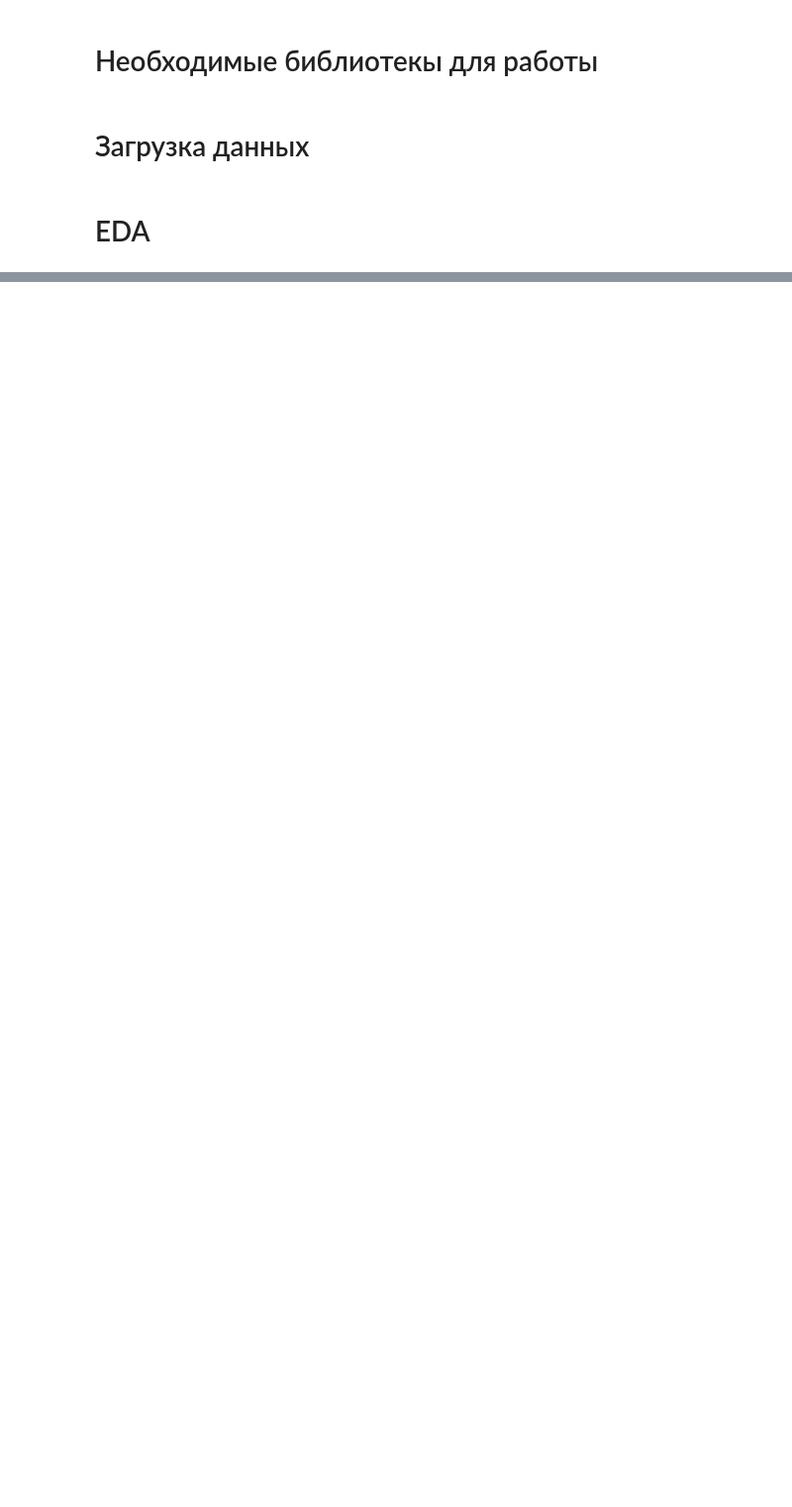
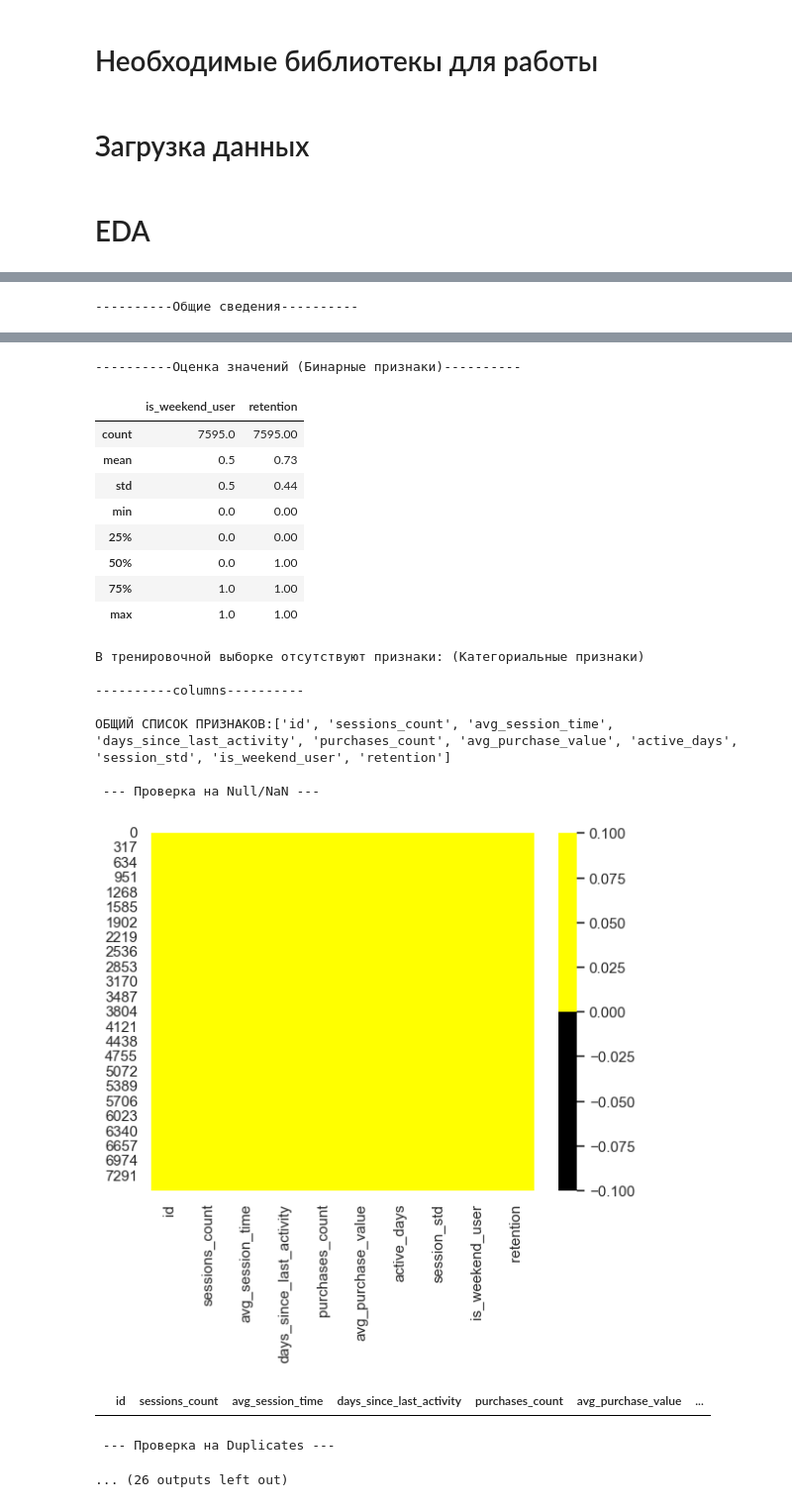
Before and after one commit to artembuhryakov332-glitch/ai_challenge, a Jupyter notebook: I'll come back later.ipynb, the cells around one changed output, grey strips where cells are left out. Shown at 99% size. Drawn from its saved outputs; the diff is of its cells as text; code cells hidden in the pictures; blank space fills up the shorter version.

```diff
--- a/I'll come back later.ipynb
+++ b/I'll come back later.ipynb
@@ -144,0 +233,4 @@ print(cat_cols)
+# %%
+pipeline = DataPreprocessingPipeline(dataframe=train_df)
+pipeline.start_pipeline()
+# %% [output]
@@ -144,0 +251 @@ print(cat_cols)
+----------Общие сведения----------
@@ -144,0 +275,21 @@ print(cat_cols)
+----------Оценка значений (Бинарные признаки)----------
+|  | is_weekend_user | retention |
+| count | 7595.0 | 7595.00 |
+| mean | 0.5 | 0.73 |
+| std | 0.5 | 0.44 |
+| min | 0.0 | 0.00 |
+| 25% | 0.0 | 0.00 |
+| 50% | 0.0 | 1.00 |
+| 75% | 1.0 | 1.00 |
+| max | 1.0 | 1.00 |
+В тренировочной выборке отсутствуют признаки: (Категориальные признаки)
+
+----------columns----------
+
+ОБЩИЙ СПИСОК ПРИЗНАКОВ:['id', 'sessions_count', 'avg_session_time', 'days_since_last_activity', 'purchases_count', 'avg_purchase_value', 'active_days', 'session_std', 'is_weekend_user', 'retention']
+
+ --- Проверка на Null/NaN ---
+[figure, added]
+|  | id | sessions_count | avg_session_time | days_since_last_activity | purchases_count | avg_purchase_value | ... |
+ --- Проверка на Duplicates ---
+... (26 outputs left out)
```
Also changed, not shown: parts of 18 cells of this notebook.
